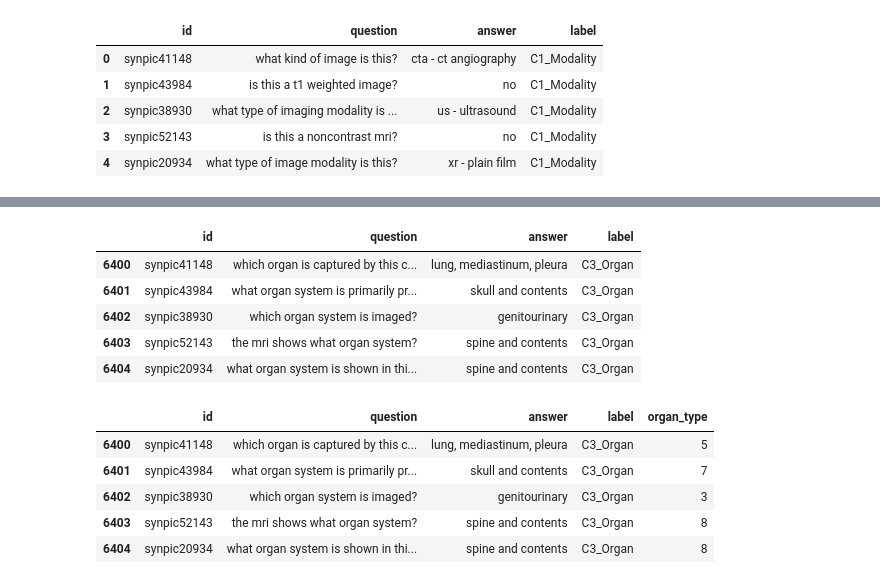
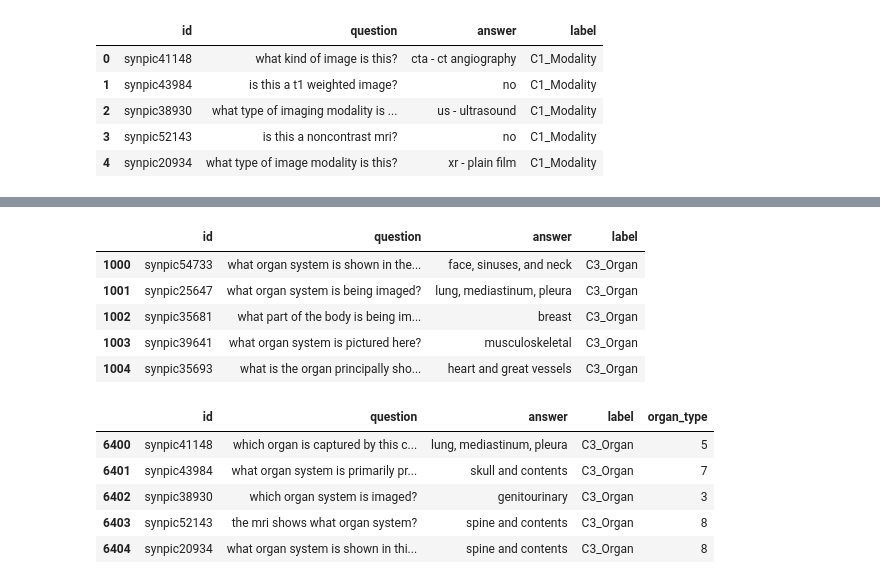
Before and after one commit to rohts-patil/VQA-Med-2019, a Jupyter notebook: notebooks/VQA_Organ_Classifier.ipynb, the cells around one changed output, grey strips where cells are left out. Saved outputs shown, nothing was run; the diff lists cells and outputs as text; code cells hidden in the pictures.

```diff
--- a/notebooks/VQA_Organ_Classifier.ipynb
+++ b/notebooks/VQA_Organ_Classifier.ipynb
@@ -59,12 +89,13 @@ df_train = df_train[df_train['label'] == 'C3_Organ']
-# %%
-df_train.head()
-# %% [output]
-|  | id | question | answer | label |
-| 6400 | synpic41148 | which organ is captured by this c... | lung, mediastinum, pleura | C3_Organ |
-| 6401 | synpic43984 | what organ system is primarily pr... | skull and contents | C3_Organ |
-| 6402 | synpic38930 | which organ system is imaged? | genitourinary | C3_Organ |
-| 6403 | synpic52143 | the mri shows what organ system? | spine and contents | C3_Organ |
-| 6404 | synpic20934 | what organ system is shown in thi... | spine and contents | C3_Organ |
+# %%
+df_valid = df_valid[df_valid['label'] == 'C3_Organ']
+df_valid.head()
+# %% [output]
+|  | id | question | answer | label |
+| 1000 | synpic54733 | what organ system is shown in the... | face, sinuses, and neck | C3_Organ |
+| 1001 | synpic25647 | what organ system is being imaged? | lung, mediastinum, pleura | C3_Organ |
+| 1002 | synpic35681 | what part of the body is being im... | breast | C3_Organ |
+| 1003 | synpic39641 | what organ system is pictured here? | musculoskeletal | C3_Organ |
+| 1004 | synpic35693 | what is the organ principally sho... | heart and great vessels | C3_Organ |
 # %%
 labelencoder = LabelEncoder()
 df_train['organ_type'] = labelencoder.fit_transform(df_train['answer'])
```
Also changed, not shown: parts of 12 cells of this notebook.
